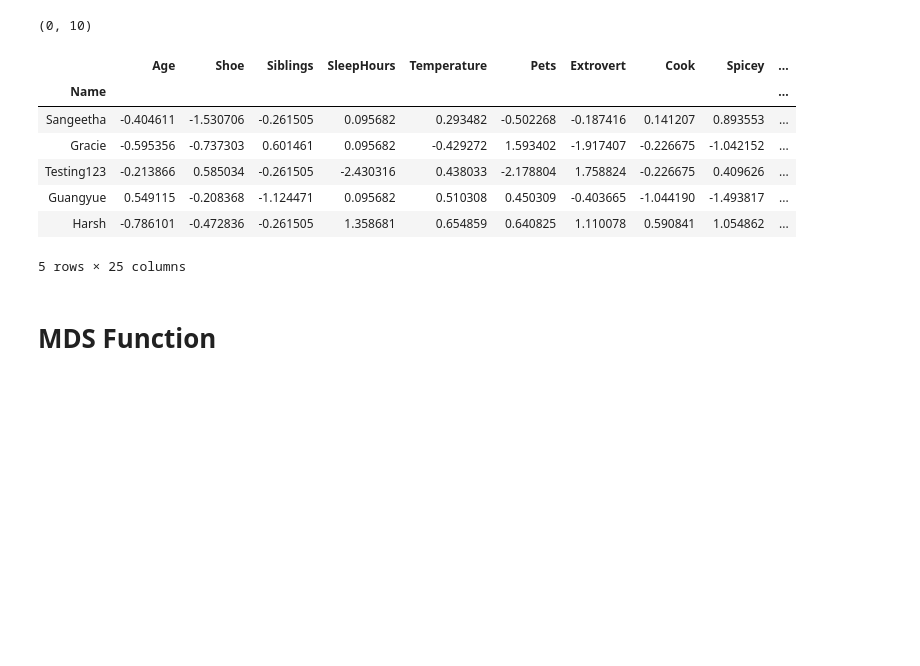
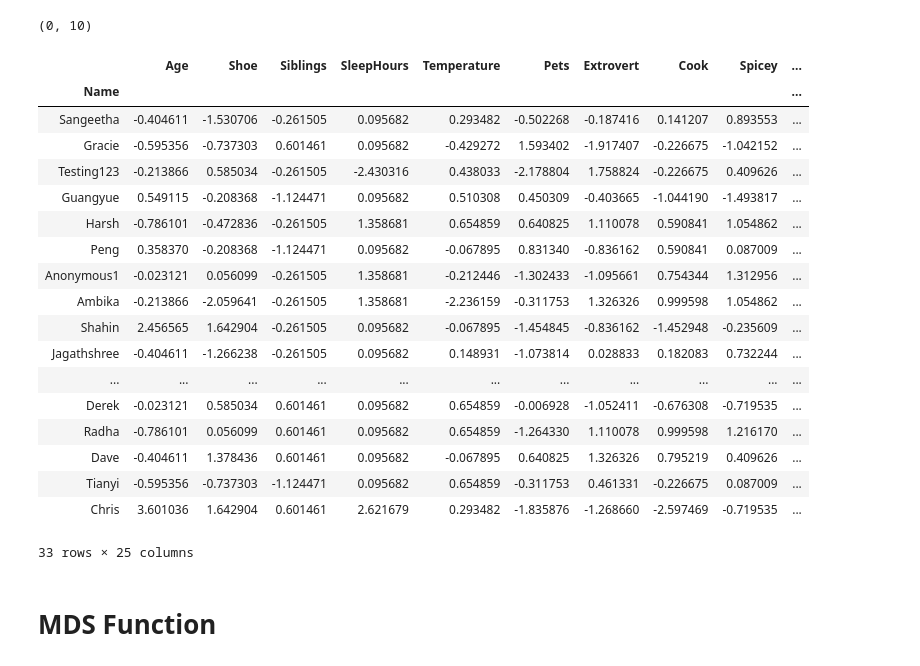
Before and after one commit to hanliu0119/Summer-Project, a Jupyter notebook: Summer Project.ipynb, the cells around one changed output. Saved outputs shown, nothing was run; the diff lists cells and outputs as text; code cells hidden in the pictures; blank space fills up the shorter version.

```diff
--- a/Summer Project.ipynb
+++ b/Summer Project.ipynb
@@ -18,13 +18,24 @@ Shoe
 # %% [output]
 (0, 10)
 # %%
-dataHD.head()
+dataHD
 # %% [output]
 |  | Age | Shoe | Siblings | SleepHours | Temperature | Pets | Extrovert | Cook | Spicey | ... |
 | Name |  |  |  |  |  |  |  |  |  | ... |
 | Sangeetha | -0.404611 | -1.530706 | -0.261505 | 0.095682 | 0.293482 | -0.502268 | -0.187416 | 0.141207 | 0.893553 | ... |
 | Gracie | -0.595356 | -0.737303 | 0.601461 | 0.095682 | -0.429272 | 1.593402 | -1.917407 | -0.226675 | -1.042152 | ... |
 | Testing123 | -0.213866 | 0.585034 | -0.261505 | -2.430316 | 0.438033 | -2.178804 | 1.758824 | -0.226675 | 0.409626 | ... |
 | Guangyue | 0.549115 | -0.208368 | -1.124471 | 0.095682 | 0.510308 | 0.450309 | -0.403665 | -1.044190 | -1.493817 | ... |
 | Harsh | -0.786101 | -0.472836 | -0.261505 | 1.358681 | 0.654859 | 0.640825 | 1.110078 | 0.590841 | 1.054862 | ... |
+| Peng | 0.358370 | -0.208368 | -1.124471 | 0.095682 | -0.067895 | 0.831340 | -0.836162 | 0.590841 | 0.087009 | ... |
+| Anonymous1 | -0.023121 | 0.056099 | -0.261505 | 1.358681 | -0.212446 | -1.302433 | -1.095661 | 0.754344 | 1.312956 | ... |
+| Ambika | -0.213866 | -2.059641 | -0.261505 | 1.358681 | -2.236159 | -0.311753 | 1.326326 | 0.999598 | 1.054862 | ... |
+| Shahin | 2.456565 | 1.642904 | -0.261505 | 0.095682 | -0.067895 | -1.454845 | -0.836162 | -1.452948 | -0.235609 | ... |
+| Jagathshree | -0.404611 | -1.266238 | -0.261505 | 0.095682 | 0.148931 | -1.073814 | 0.028833 | 0.182083 | 0.732244 | ... |
+| ... | ... | ... | ... | ... | ... | ... | ... | ... | ... | ... |
+| Derek | -0.023121 | 0.585034 | 0.601461 | 0.095682 | 0.654859 | -0.006928 | -1.052411 | -0.676308 | -0.719535 | ... |
+| Radha | -0.786101 | 0.056099 | 0.601461 | 0.095682 | 0.654859 | -1.264330 | 1.110078 | 0.999598 | 1.216170 | ... |
+| Dave | -0.404611 | 1.378436 | 0.601461 | 0.095682 | -0.067895 | 0.640825 | 1.326326 | 0.795219 | 0.409626 | ... |
+| Tianyi | -0.595356 | -0.737303 | -1.124471 | 0.095682 | 0.654859 | -0.311753 | 0.461331 | -0.226675 | 0.087009 | ... |
+| Chris | 3.601036 | 1.642904 | 0.601461 | 2.621679 | 0.293482 | -1.835876 | -1.268660 | -2.597469 | -0.719535 | ... |
-5 rows × 25 columns
+33 rows × 25 columns
```
Also changed, not shown: parts of 9 cells of this notebook.
